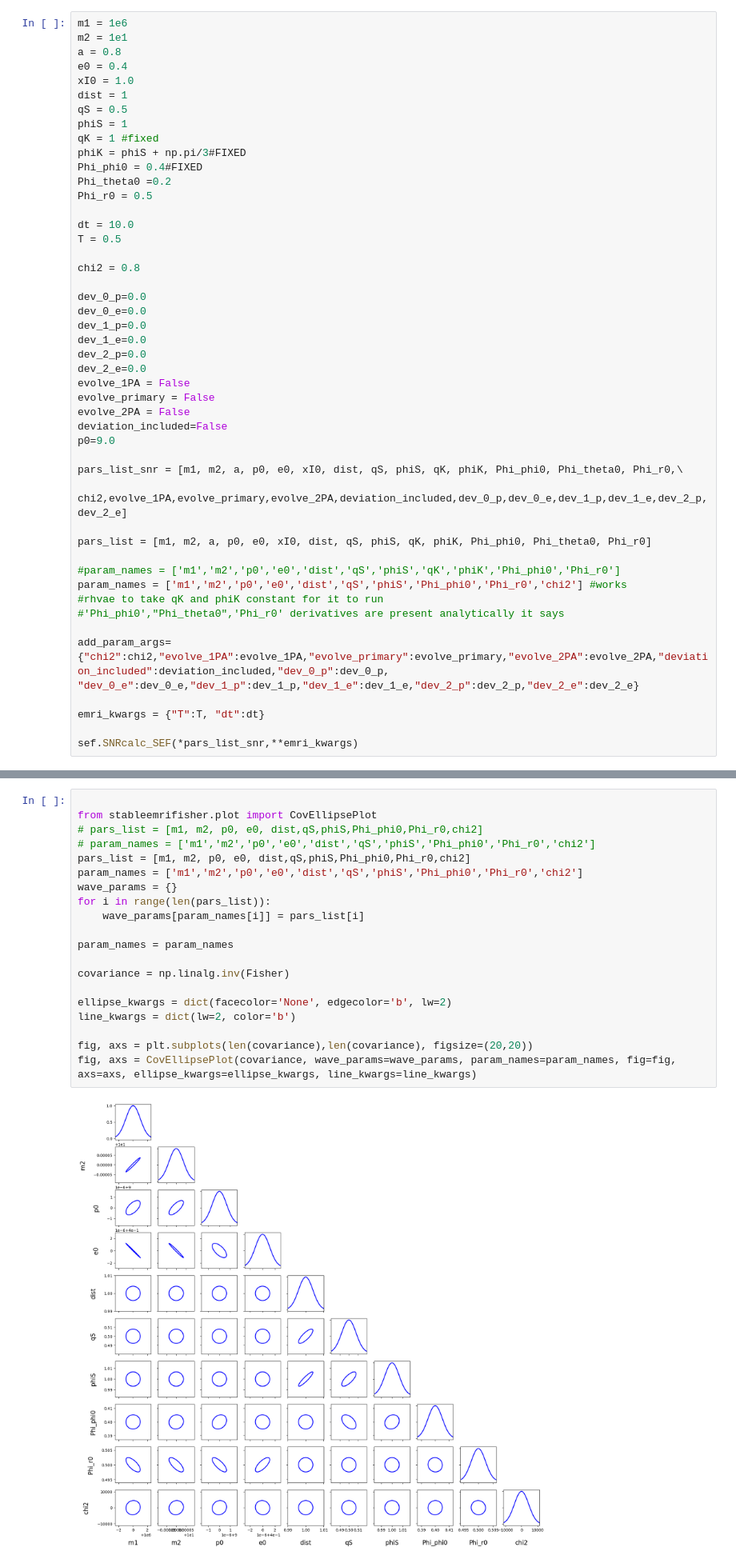
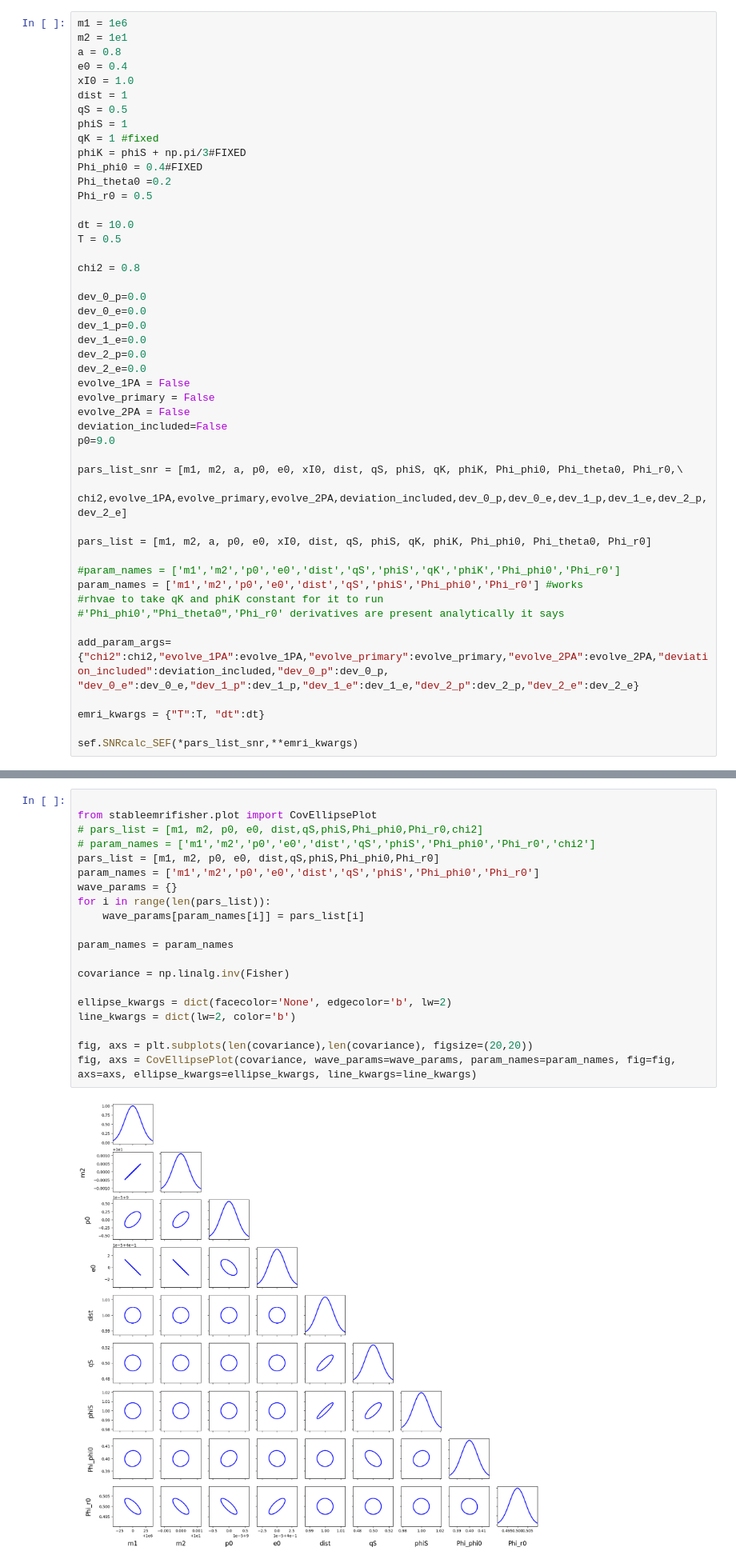
Before and after one commit to rishavrste/SuperKludge_r, a Jupyter notebook: Super_Kludge_Deviation_Example/fisher_info_matrix_SK.ipynb, the cells around one changed output, grey strips where cells are left out. Shown at 80% size. Saved outputs shown, nothing was run; the diff lists cells and outputs as text.

```diff
--- a/Super_Kludge_Deviation_Example/fisher_info_matrix_SK.ipynb
+++ b/Super_Kludge_Deviation_Example/fisher_info_matrix_SK.ipynb
@@ -100,7 +102,7 @@ pars_list_snr = [m1, m2, a, p0, e0, xI0, dist, qS, phiS, qK, phiK, Phi_phi0, Phi
 pars_list = [m1, m2, a, p0, e0, xI0, dist, qS, phiS, qK, phiK, Phi_phi0, Phi_theta0, Phi_r0]
 
 #param_names = ['m1','m2','p0','e0','dist','qS','phiS','qK','phiK','Phi_phi0','Phi_r0']
-param_names = ['m1','m2','p0','e0','dist','qS','phiS','Phi_phi0','Phi_r0','chi2'] #works
+param_names = ['m1','m2','p0','e0','dist','qS','phiS','Phi_phi0','Phi_r0'] #works
 #rhvae to take qK and phiK constant for it to run
 #'Phi_phi0',"Phi_theta0",'Phi_r0' derivatives are present analytically it says
 
@@ -211,25 +218,25 @@ Gamma_ii for phiS: 1511138.901724708
 # %%
 
 from stableemrifisher.plot import CovEllipsePlot
 # pars_list = [m1, m2, p0, e0, dist,qS,phiS,Phi_phi0,Phi_r0,chi2]
 # param_names = ['m1','m2','p0','e0','dist','qS','phiS','Phi_phi0','Phi_r0','chi2']
-pars_list = [m1, m2, p0, e0, dist,qS,phiS,Phi_phi0,Phi_r0,chi2]
-param_names = ['m1','m2','p0','e0','dist','qS','phiS','Phi_phi0','Phi_r0','chi2']
+pars_list = [m1, m2, p0, e0, dist,qS,phiS,Phi_phi0,Phi_r0]
+param_names = ['m1','m2','p0','e0','dist','qS','phiS','Phi_phi0','Phi_r0']
 wave_params = {}
 for i in range(len(pars_list)):
     wave_params[param_names[i]] = pars_list[i]
 
 param_names = param_names
 
 covariance = np.linalg.inv(Fisher)
 
 ellipse_kwargs = dict(facecolor='None', edgecolor='b', lw=2)
 line_kwargs = dict(lw=2, color='b')
 
 fig, axs = plt.subplots(len(covariance),len(covariance), figsize=(20,20))
 fig, axs = CovEllipsePlot(covariance, wave_params=wave_params, param_names=param_names, fig=fig, axs=axs, ellipse_kwargs=ellipse_kwargs, line_kwargs=line_kwargs)
 # %% [output]
-[figure, old version]
+[figure, new version]
 # %%
 np.sqrt(covariance[5][5])
 # %% [output]
```
Also changed, not shown: parts of 4 cells of this notebook, 5 other files.
